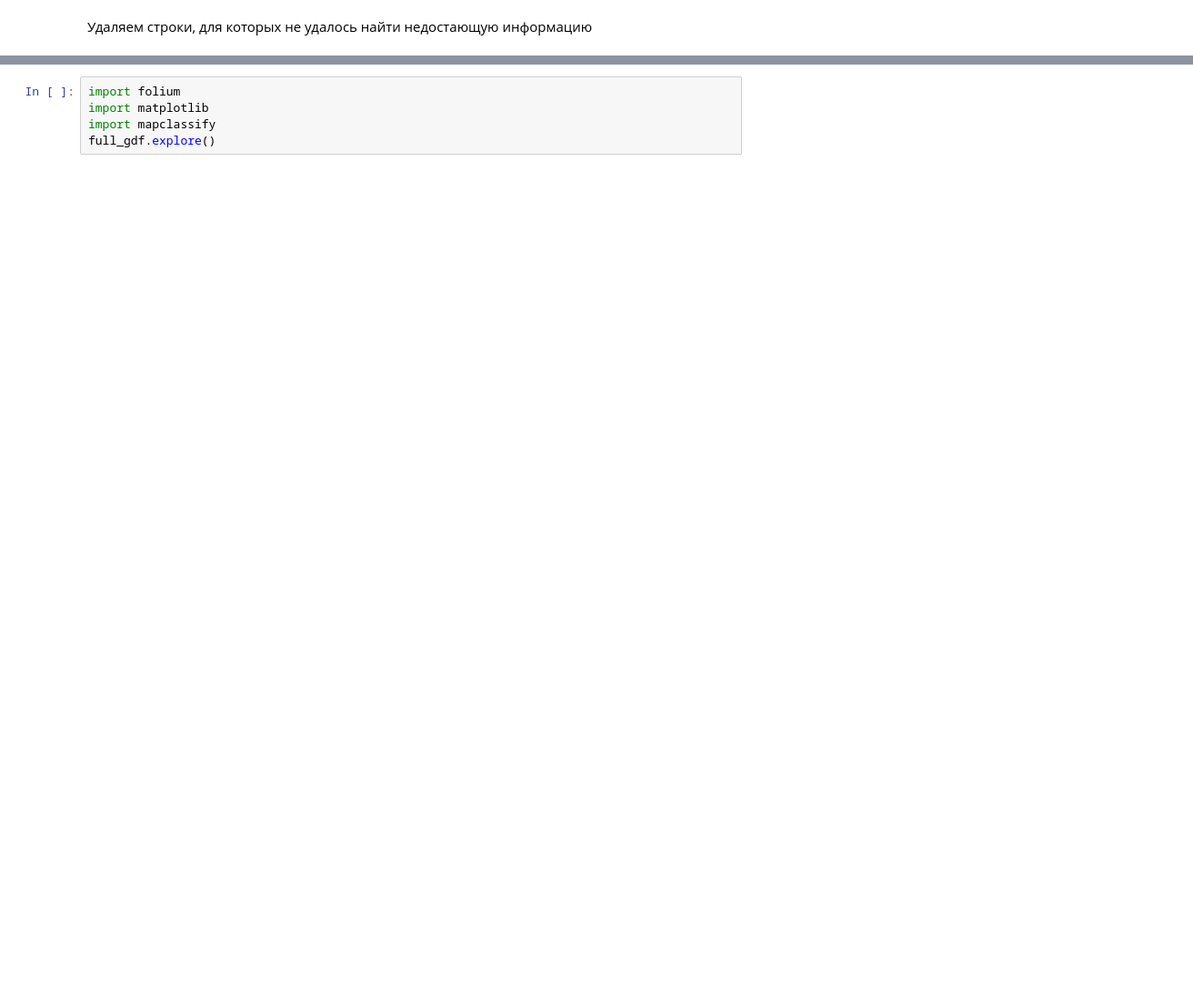
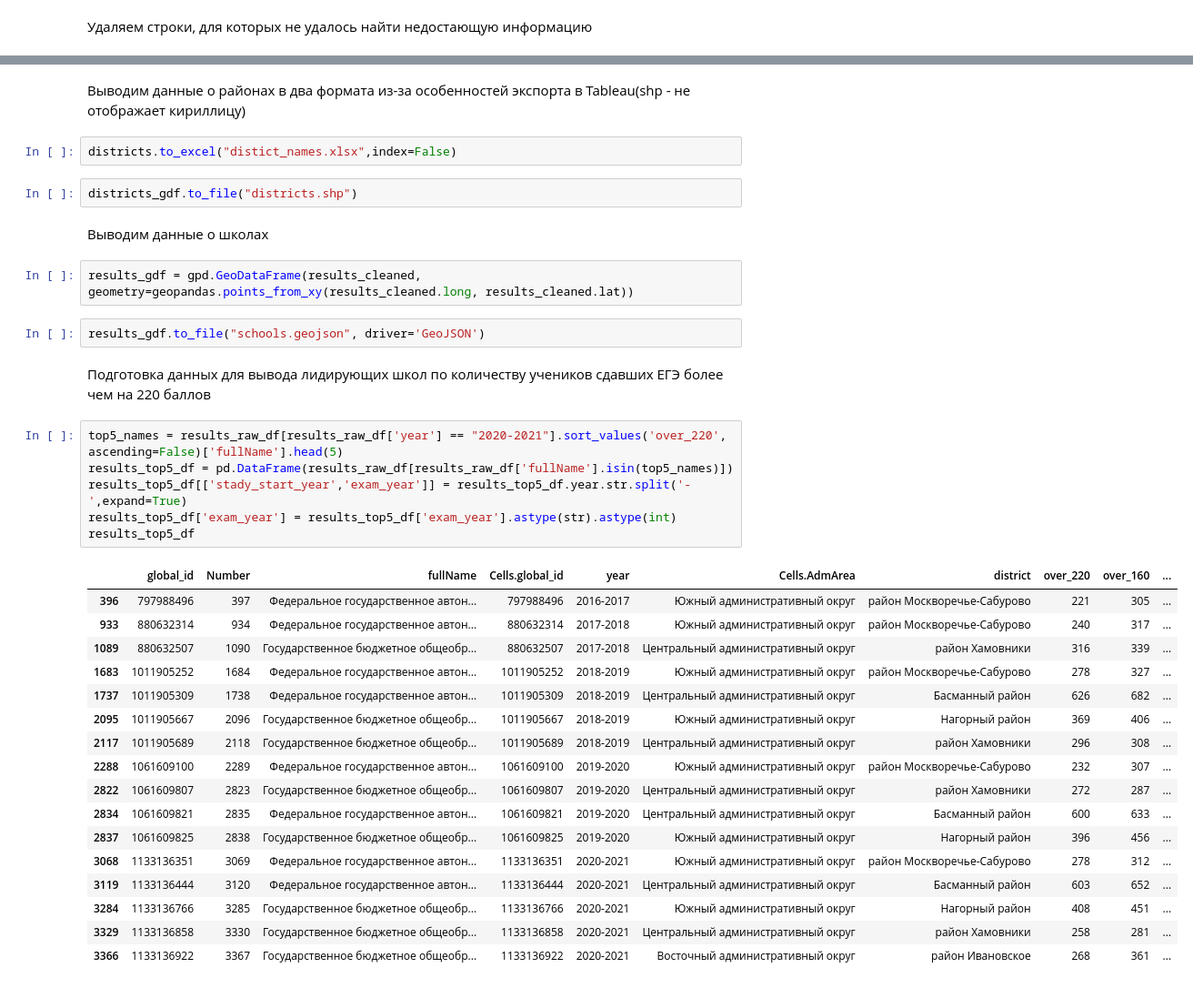
Before and after one commit to bebyakinb/geodata, a Jupyter notebook: schools_rate.ipynb, the cells around one changed output, grey strips where cells are left out. Shown at 91% size. Cells and saved outputs as stored; diff of their text form; blank space fills up the shorter version.

```diff
--- a/schools_rate.ipynb
+++ b/schools_rate.ipynb
@@ -142,5 +153,38 @@ rating_plot = full_gdf.plot(column = 'smart_rate_220', linewidth=0, cmap='BuPu',
+# %% [markdown]
+Выводим данные о районах в два формата из-за особенностей экспорта в Tableau(shp - не отображает кириллицу)
 # %%
-import folium
-import matplotlib
-import mapclassify
-full_gdf.explore()
+districts.to_excel("distict_names.xlsx",index=False)
+# %%
+districts_gdf.to_file("districts.shp")
+# %% [markdown]
+Выводим данные о школах
+# %%
+results_gdf = gpd.GeoDataFrame(results_cleaned, geometry=geopandas.points_from_xy(results_cleaned.long, results_cleaned.lat))
+# %%
+results_gdf.to_file("schools.geojson", driver='GeoJSON')
+# %% [markdown]
+Подготовка данных для вывода лидирующих школ по количеству учеников сдавших ЕГЭ более чем на 220 баллов
+# %%
+top5_names = results_raw_df[results_raw_df['year'] == "2020-2021"].sort_values('over_220', ascending=False)['fullName'].head(5)
+results_top5_df = pd.DataFrame(results_raw_df[results_raw_df['fullName'].isin(top5_names)])
+results_top5_df[['stady_start_year','exam_year']] = results_top5_df.year.str.split('-',expand=True)
+results_top5_df['exam_year'] = results_top5_df['exam_year'].astype(str).astype(int)
+results_top5_df
+# %% [output]
+|  | global_id | Number | fullName | Cells.global_id | year | Cells.AdmArea | district | over_220 | over_160 | ... |
+| 396 | 797988496 | 397 | Федеральное государственное автон... | 797988496 | 2016-2017 | Южный административный округ | район Москворечье-Сабурово | 221 | 305 | ... |
+| 933 | 880632314 | 934 | Федеральное государственное автон... | 880632314 | 2017-2018 | Южный административный округ | район Москворечье-Сабурово | 240 | 317 | ... |
+| 1089 | 880632507 | 1090 | Государственное бюджетное общеобр... | 880632507 | 2017-2018 | Центральный административный округ | район Хамовники | 316 | 339 | ... |
+| 1683 | 1011905252 | 1684 | Федеральное государственное автон... | 1011905252 | 2018-2019 | Южный административный округ | район Москворечье-Сабурово | 278 | 327 | ... |
+| 1737 | 1011905309 | 1738 | Федеральное государственное автон... | 1011905309 | 2018-2019 | Центральный административный округ | Басманный район | 626 | 682 | ... |
+| 2095 | 1011905667 | 2096 | Государственное бюджетное общеобр... | 1011905667 | 2018-2019 | Южный административный округ | Нагорный район | 369 | 406 | ... |
+| 2117 | 1011905689 | 2118 | Государственное бюджетное общеобр... | 1011905689 | 2018-2019 | Центральный административный округ | район Хамовники | 296 | 308 | ... |
+| 2288 | 1061609100 | 2289 | Федеральное государственное автон... | 1061609100 | 2019-2020 | Южный административный округ | район Москворечье-Сабурово | 232 | 307 | ... |
+| 2822 | 1061609807 | 2823 | Государственное бюджетное общеобр... | 1061609807 | 2019-2020 | Центральный административный округ | район Хамовники | 272 | 287 | ... |
+| 2834 | 1061609821 | 2835 | Федеральное государственное автон... | 1061609821 | 2019-2020 | Центральный административный округ | Басманный район | 600 | 633 | ... |
+| 2837 | 1061609825 | 2838 | Государственное бюджетное общеобр... | 1061609825 | 2019-2020 | Южный административный округ | Нагорный район | 396 | 456 | ... |
+| 3068 | 1133136351 | 3069 | Федеральное государственное автон... | 1133136351 | 2020-2021 | Южный административный округ | район Москворечье-Сабурово | 278 | 312 | ... |
+| 3119 | 1133136444 | 3120 | Федеральное государственное автон... | 1133136444 | 2020-2021 | Центральный административный округ | Басманный район | 603 | 652 | ... |
+| 3284 | 1133136766 | 3285 | Государственное бюджетное общеобр... | 1133136766 | 2020-2021 | Южный административный округ | Нагорный район | 408 | 451 | ... |
+| 3329 | 1133136858 | 3330 | Государственное бюджетное общеобр... | 1133136858 | 2020-2021 | Центральный административный округ | район Хамовники | 258 | 281 | ... |
+| 3366 | 1133136922 | 3367 | Государственное бюджетное общеобр... | 1133136922 | 2020-2021 | Восточный административный округ | район Ивановское | 268 | 361 | ... |
```
Also changed, not shown: parts of 22 cells of this notebook.
